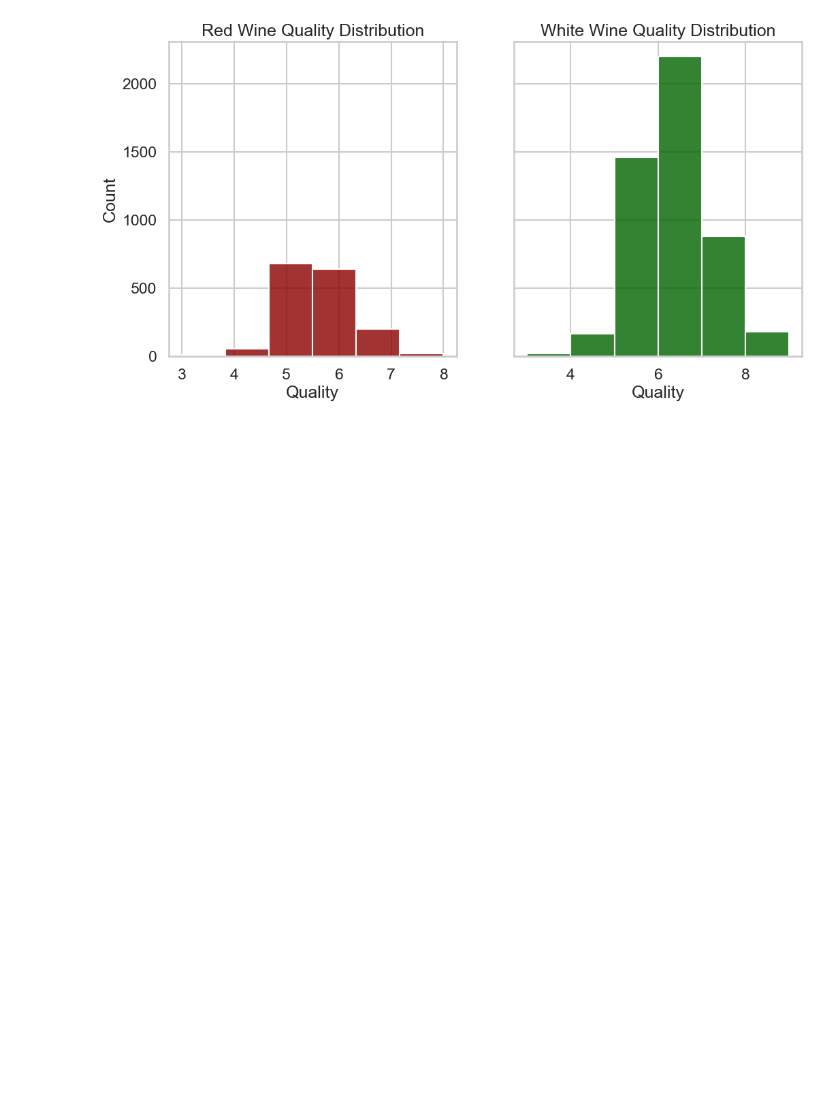
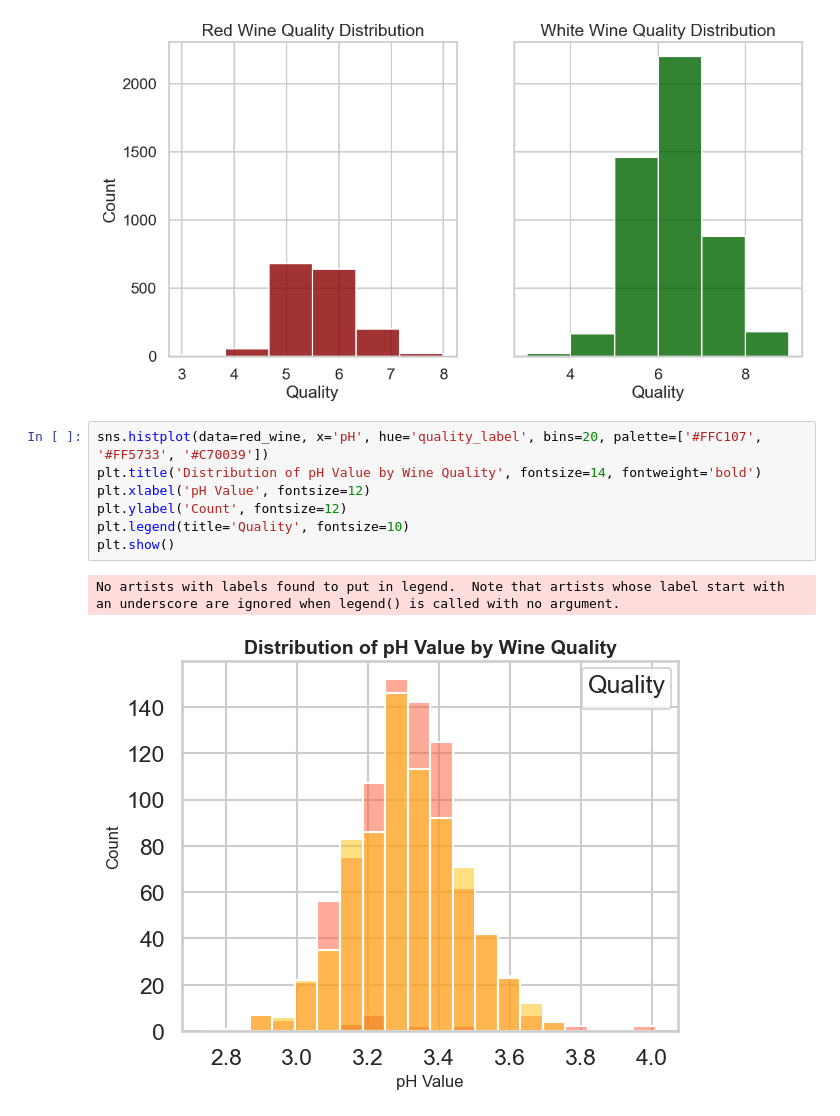
Before and after one commit to sfdatade/blueberry_winerys_project, a Jupyter notebook: BlueBerry_Winery_Project.ipynb, the cells around one changed output. Cells and saved outputs as stored; diff of their text form; blank space fills up the shorter version.

```diff
--- a/BlueBerry_Winery_Project.ipynb
+++ b/BlueBerry_Winery_Project.ipynb
@@ -413,3 +413,13 @@ axes[1].set_title('White Wine Quality Distribution')
 plt.show()
 # %% [output]
 [figure]
+# %%
+sns.histplot(data=red_wine, x='pH', hue='quality_label', bins=20, palette=['#FFC107', '#FF5733', '#C70039'])
+plt.title('Distribution of pH Value by Wine Quality', fontsize=14, fontweight='bold')
+plt.xlabel('pH Value', fontsize=12)
+plt.ylabel('Count', fontsize=12)
+plt.legend(title='Quality', fontsize=10)
+plt.show()
+# %% [output]
+No artists with labels found to put in legend.  Note that artists whose label start with an underscore are ignored when legend() is called with no argument.
+[figure, added]
```
Also changed, not shown: parts of 10 cells of this notebook, 1 other file.
